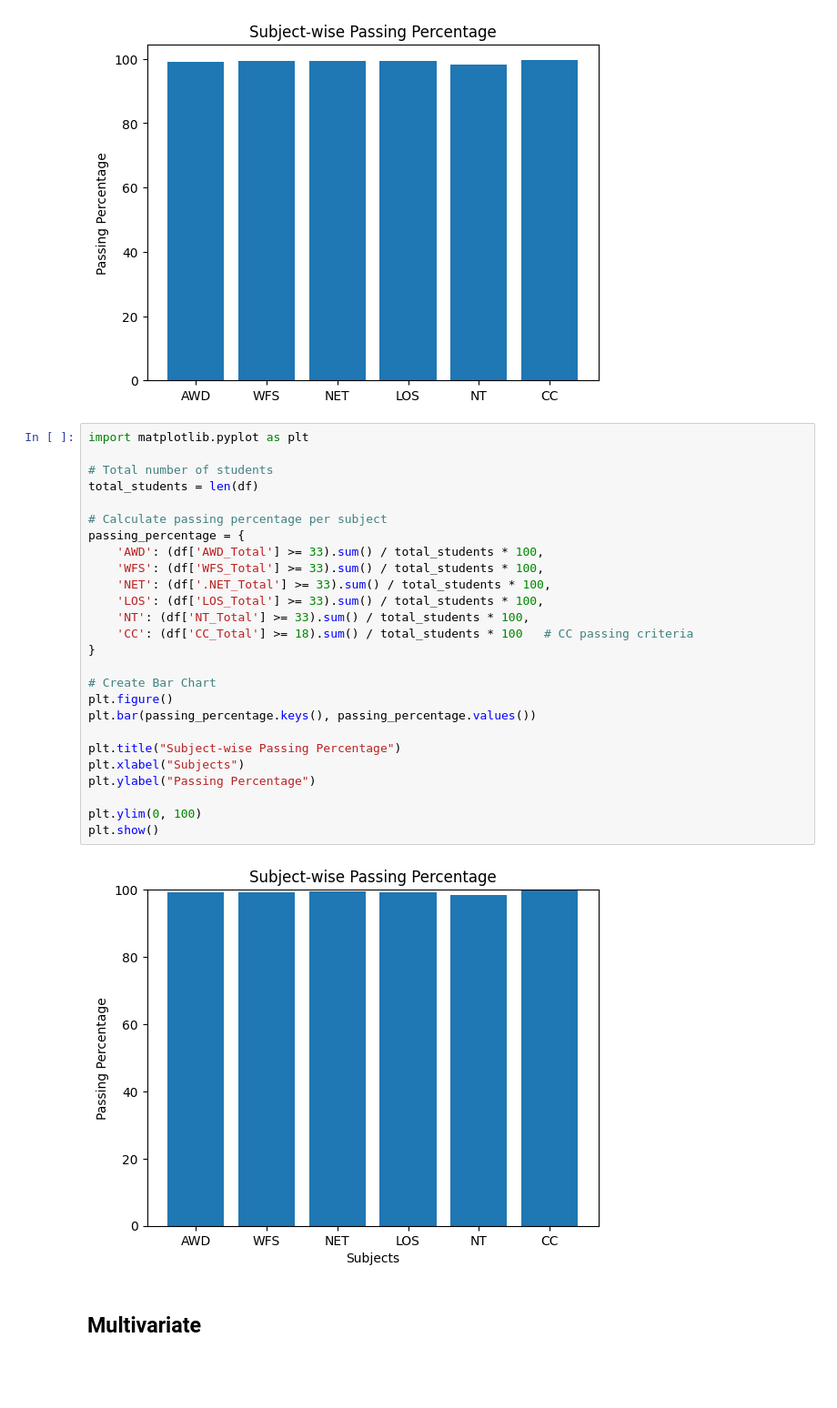
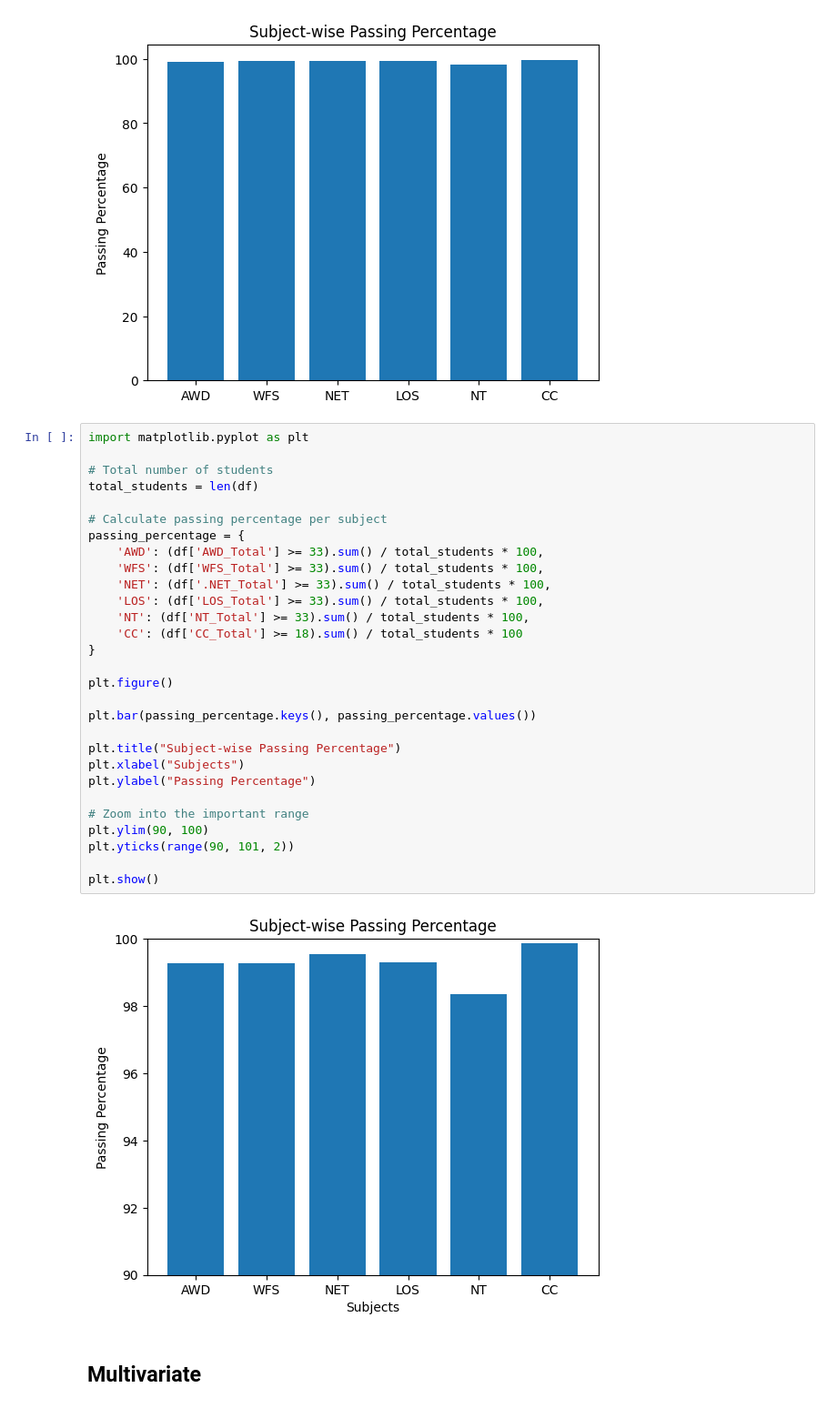
Before and after one commit to yugp5507/Data-Analytics-using-Python-Minor-Project, a Jupyter notebook: Notebooks/05_chats.ipynb, the cells around one changed output. Shown at 91% size. Drawn from its saved outputs; the diff is of its cells as text; blank space fills up the shorter version.

```diff
--- a/Notebooks/05_chats.ipynb
+++ b/Notebooks/05_chats.ipynb
@@ -447,31 +447,34 @@ plt.show()
 # %%
 import matplotlib.pyplot as plt
 
 # Total number of students
 total_students = len(df)
 
 # Calculate passing percentage per subject
 passing_percentage = {
     'AWD': (df['AWD_Total'] >= 33).sum() / total_students * 100,
     'WFS': (df['WFS_Total'] >= 33).sum() / total_students * 100,
     'NET': (df['.NET_Total'] >= 33).sum() / total_students * 100,
     'LOS': (df['LOS_Total'] >= 33).sum() / total_students * 100,
     'NT': (df['NT_Total'] >= 33).sum() / total_students * 100,
-    'CC': (df['CC_Total'] >= 18).sum() / total_students * 100   # CC passing criteria
+    'CC': (df['CC_Total'] >= 18).sum() / total_students * 100
 }
 
-# Create Bar Chart
 plt.figure()
+
 plt.bar(passing_percentage.keys(), passing_percentage.values())
 
 plt.title("Subject-wise Passing Percentage")
 plt.xlabel("Subjects")
 plt.ylabel("Passing Percentage")
 
-plt.ylim(0, 100)
+# Zoom into the important range
+plt.ylim(90, 100)
+plt.yticks(range(90, 101, 2))
+
 plt.show()
 # %% [output]
-[figure, old version]
+[figure, new version]
 # %% [markdown]
 ## Multivariate
 # %%
```
Also changed, not shown: 13 other files.
